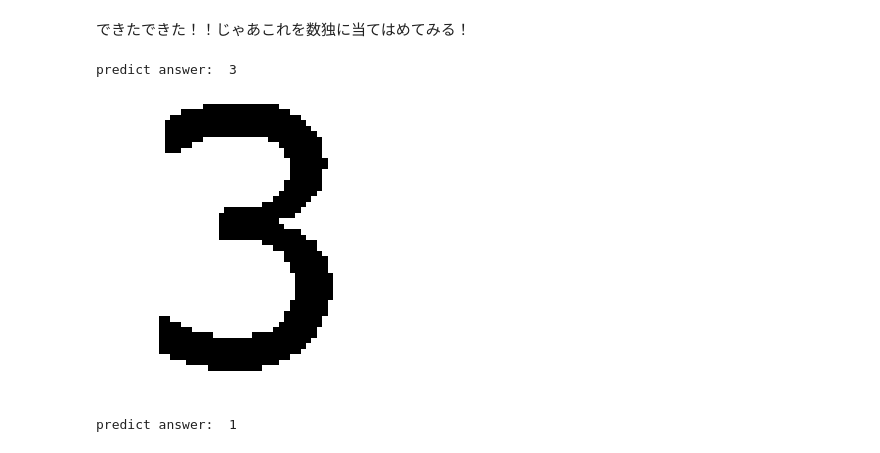
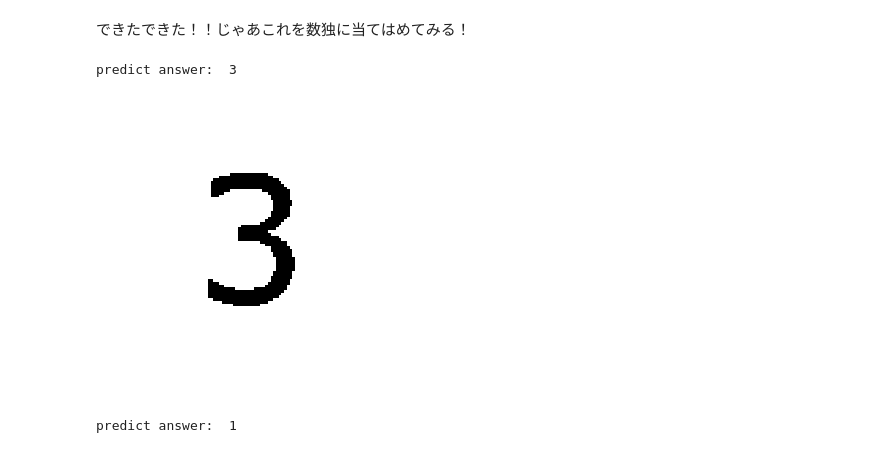
Before and after one commit to aichizokkoku/sudoku, a Jupyter notebook: tesseract_ocr.ipynb, the cells around one changed output. Saved outputs shown, nothing was run; the diff lists cells and outputs as text; code cells hidden in the pictures.

```diff
--- a/tesseract_ocr.ipynb
+++ b/tesseract_ocr.ipynb
@@ -93,23 +93,23 @@ print(txt)
 # %% [markdown]
 できたできた！！じゃあこれを数独に当てはめてみる！
 # %%
-filenameex = "img13.png"
+filenameex = "img13a.png"
 
 img = cv2.imread(filenameex)
 img = cv2.cvtColor(img, cv2.COLOR_BGR2RGB)
 plt.figure(figsize=(5,5))
 plt.axis("off")
 plt.imshow(img)
 
 txt = tool.image_to_string(
     Image.open(filenameex),
     lang="eng",
     builder=pyocr.builders.TextBuilder(tesseract_layout=6)
 )
 print("predict answer: ", txt)
 # %% [output]
 predict answer:  3
-[figure, old version]
+[figure, new version]
 # %%
 filenameex = "img25.png"
 
```
Also changed, not shown: parts of 3 cells of this notebook.
